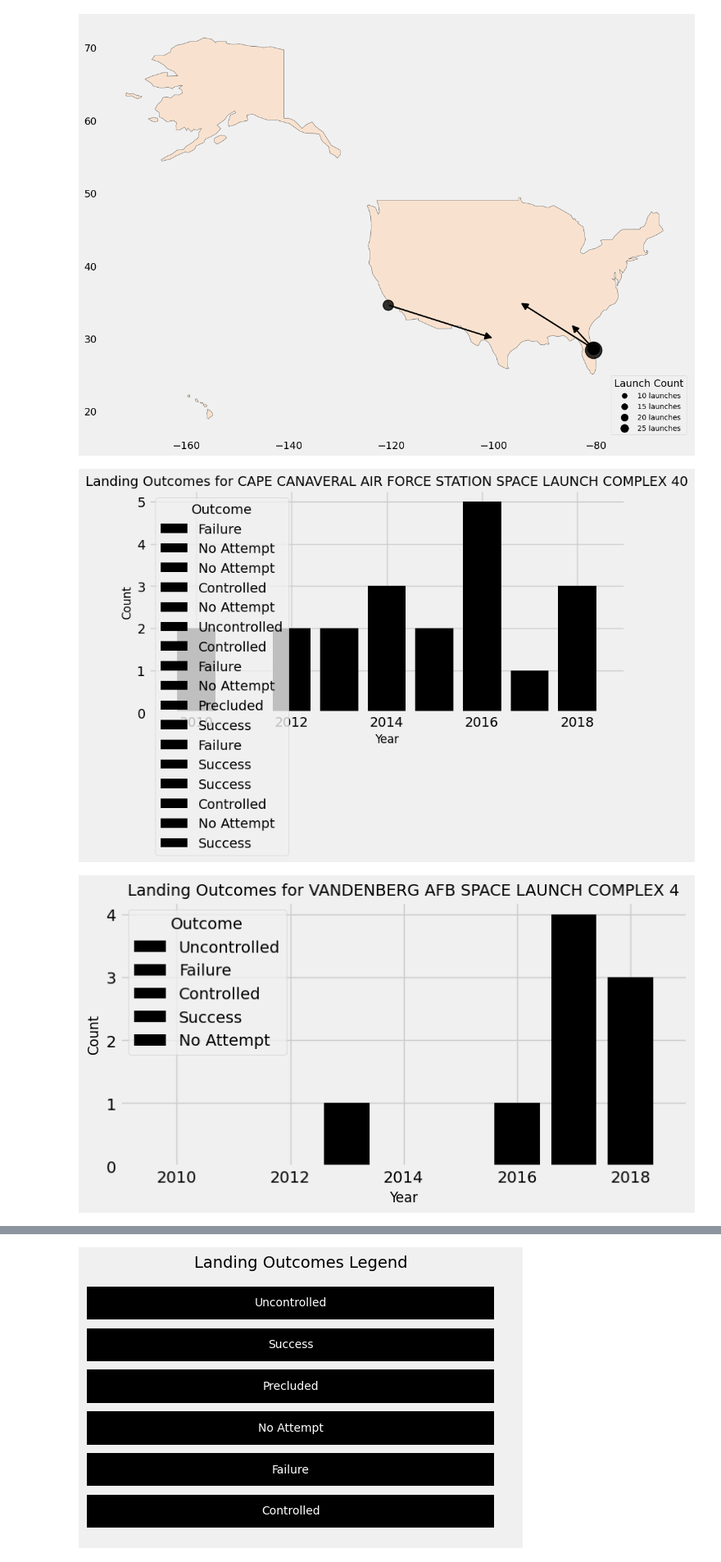
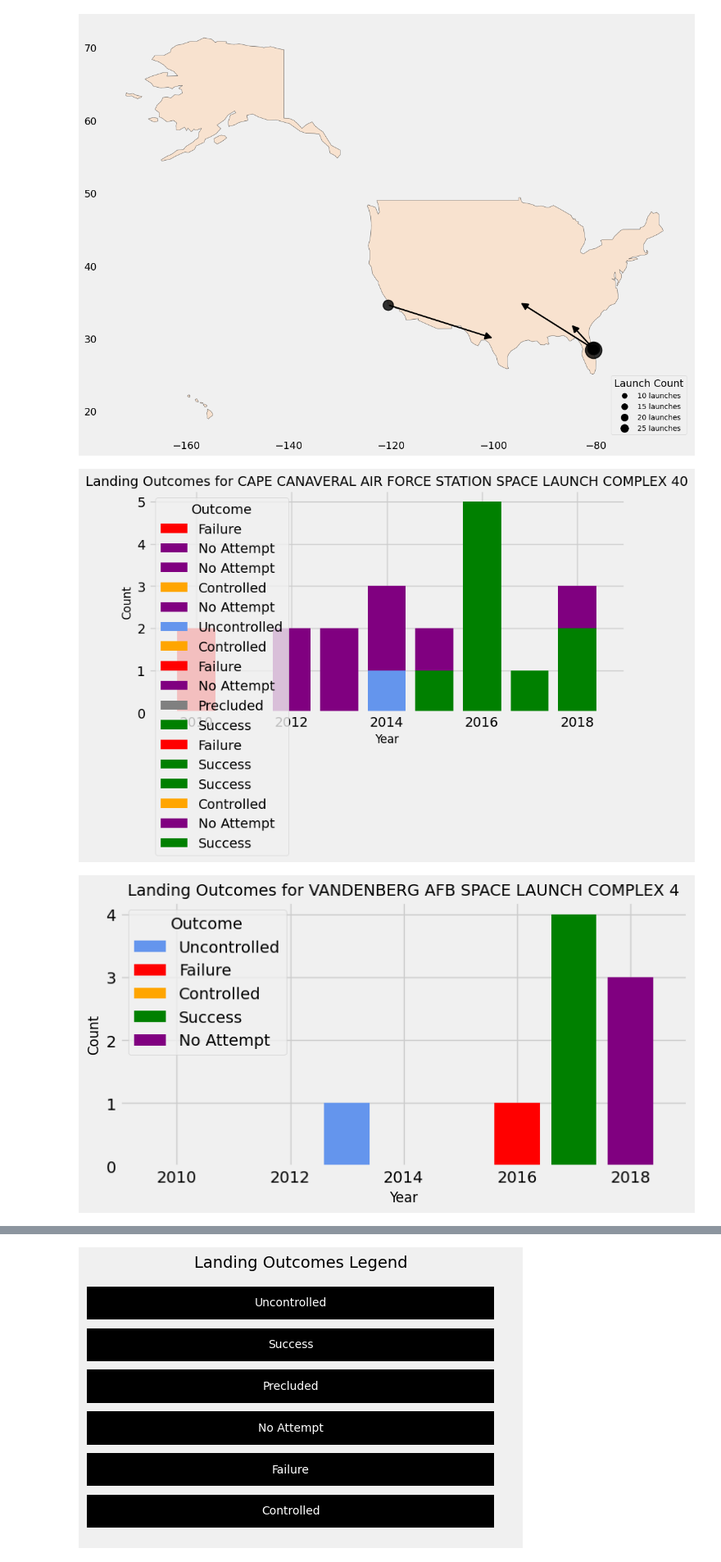
Before and after one commit to markusiewiczj/SpaceX-Launches, a Jupyter notebook: SpaceXLaunches.ipynb, the cells around one changed output, grey strips where cells are left out. Shown: that part at 82% size. Saved outputs shown, nothing was run; the diff lists cells and outputs as text; code cells hidden in the pictures.

Commit message:
correcting plotting errors

```diff
--- a/SpaceXLaunches.ipynb
+++ b/SpaceXLaunches.ipynb
@@ -260,29 +260,30 @@ plt.show()
 # %% [output]
 [figure]
 # %%
-
 # Create histograms for each unique launch site
 mylist = {}
 for site in RES['Launch.Name'].unique():
     # Filter data for the specific launch site
     site_data = (
         RES[RES['Launch.Name'] == site]
-        .groupby(['Year', 'Landing.Outcome.v3', 'color'])
+        .groupby(['Year', 'Landing.Outcome.v3'])
         .size()
         .reset_index(name='count')
     )
 
     # Create the histogram
     fig, ax = plt.subplots(figsize=(8, 4))
     for _, row in site_data.iterrows():
-        ax.bar(row['Year'], row['count'], color=row['color'], label=row['Landing.Outcome.v3'])
+        outcome = row['Landing.Outcome.v3']
+        color = color_mapping.get(outcome, "black")  # Map color based on outcome
+        ax.bar(row['Year'], row['count'], color=color, label=outcome)
 
     ax.set_title(f'Landing Outcomes for {site}', fontsize=14)
     ax.set_xlabel('Year', fontsize=12)
     ax.set_ylabel('Count', fontsize=12)
     ax.set_xlim(2009, 2019)
     ax.legend(title='Outcome')
     mylist[site] = fig
 # %% [output]
-[figure, old version]
+[figure, new version]
-[figure, old version]
+[figure, new version]
```
Also changed, not shown: parts of 1 cell of this notebook.
